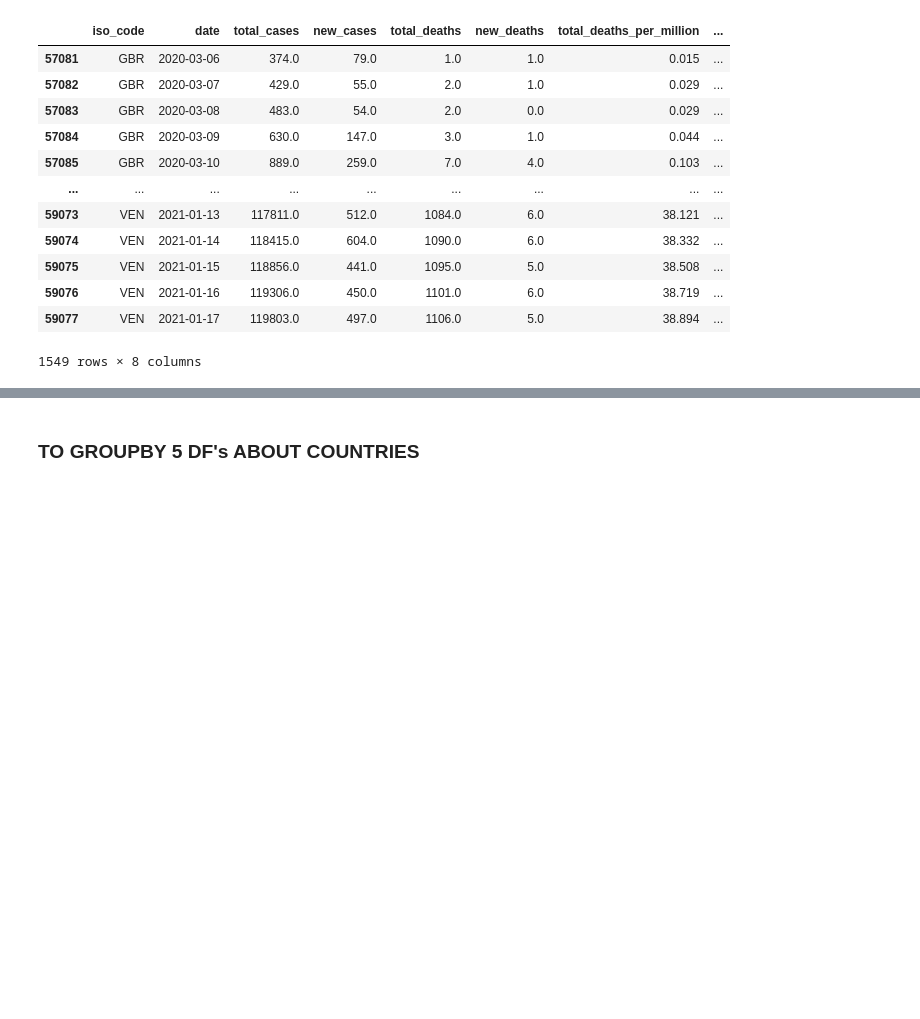
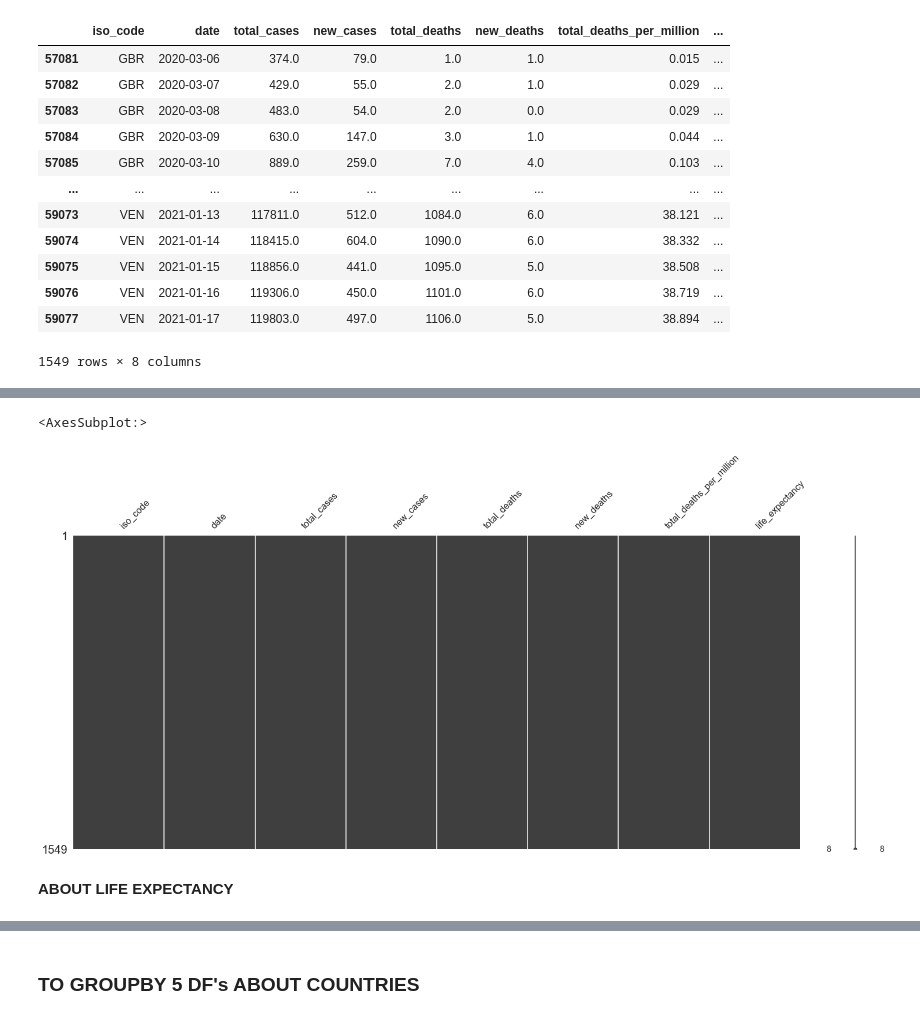
Before and after one commit to AriadnaPuigventos/GroupD_Covid19, a Jupyter notebook: notebooks/Ariadna.ipynb, the cells around one changed output, grey strips where cells are left out. Saved outputs shown, nothing was run; the diff lists cells and outputs as text; code cells hidden in the pictures; blank space fills up the shorter version.

```diff
--- a/notebooks/Ariadna.ipynb
+++ b/notebooks/Ariadna.ipynb
@@ -353,0 +373,7 @@ df10
+# %%
+msno.matrix(df10)
+# %% [output]
+<AxesSubplot:>
+[figure, added]
+# %% [markdown]
+**ABOUT LIFE EXPECTANCY**
```
Also changed, not shown: parts of 14 cells of this notebook, 5 other files.
